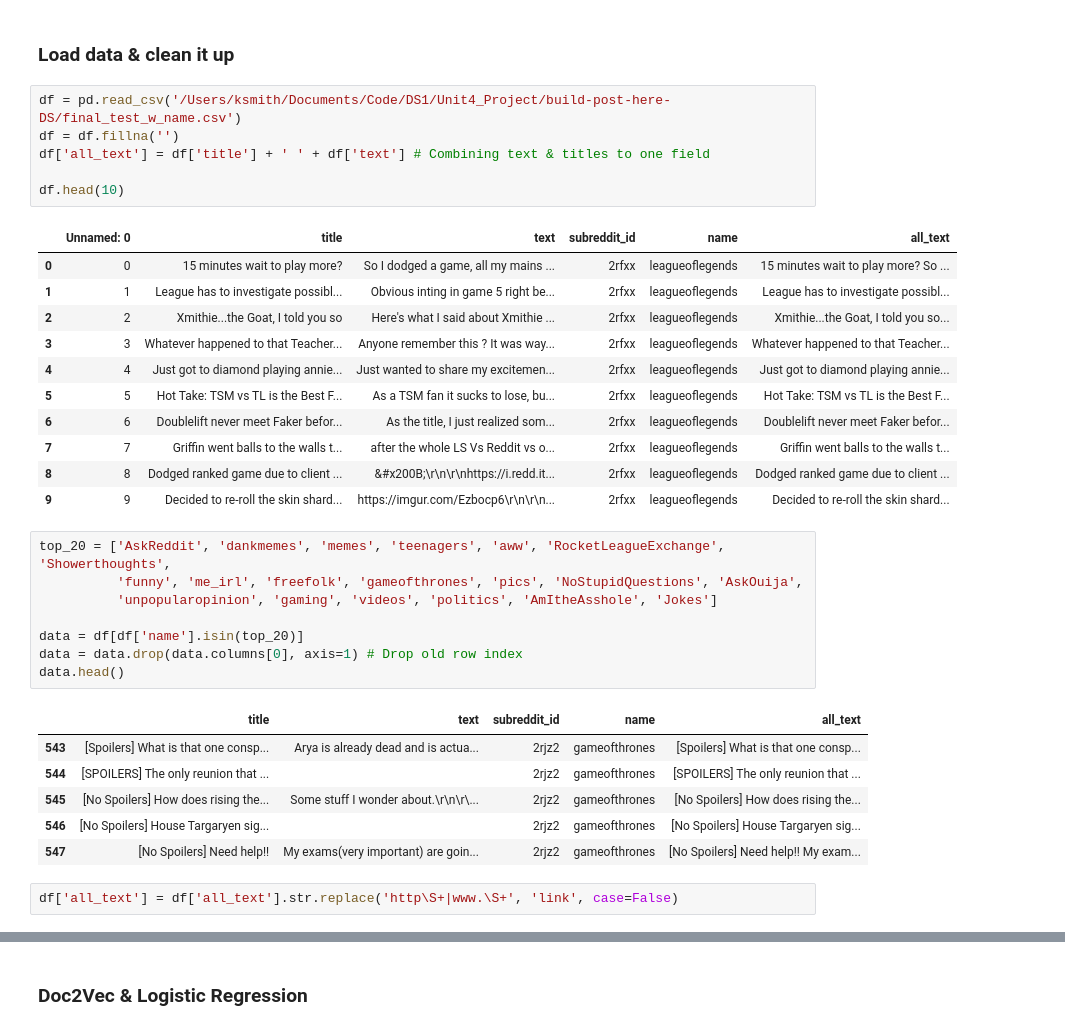
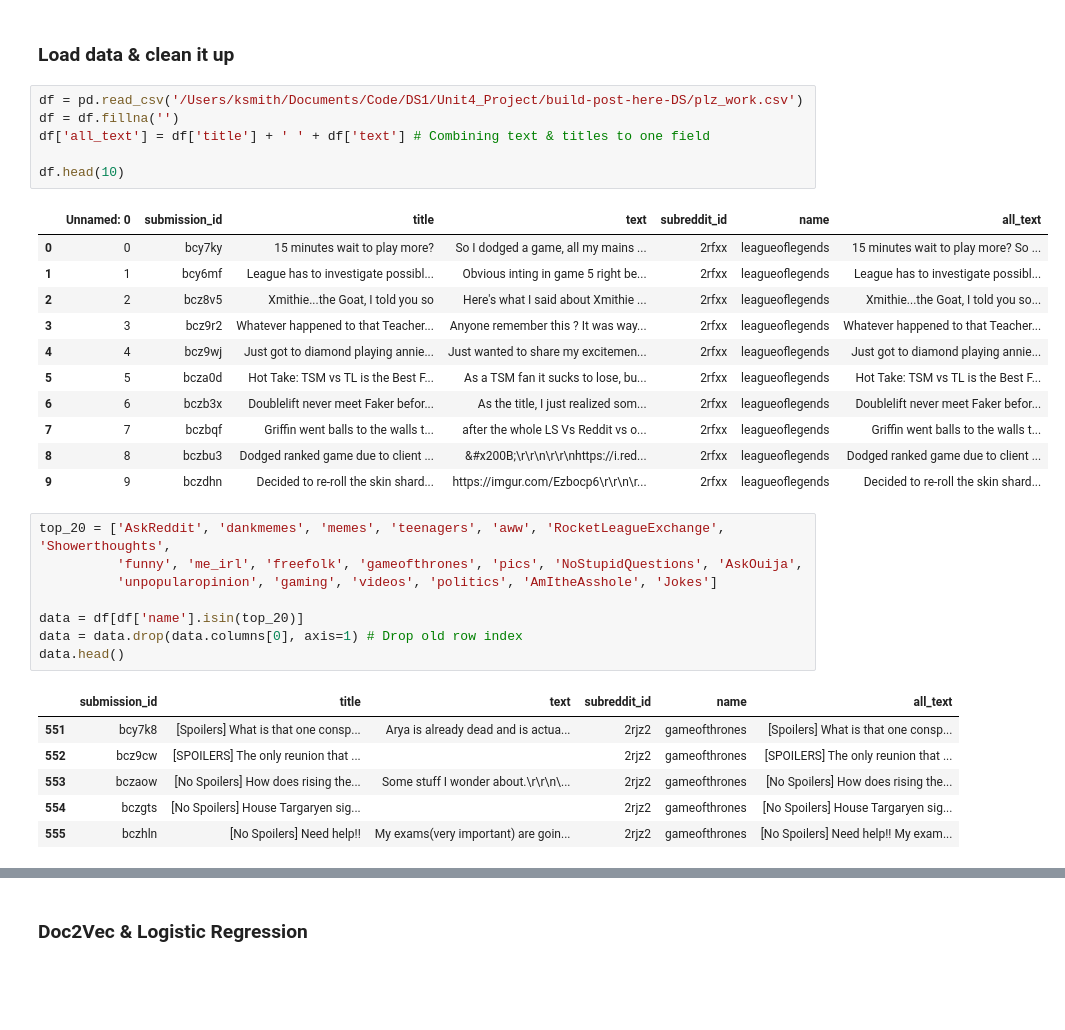
Before and after one commit to lambda-post-here/build-post-here-DS, a Jupyter notebook: KS_workingmodel.ipynb, the cells around one changed output, grey strips where cells are left out. Cells and saved outputs as stored; diff of their text form; blank space fills up the shorter version.

```diff
--- a/KS_workingmodel.ipynb
+++ b/KS_workingmodel.ipynb
@@ -19,23 +19,23 @@ import re
 # %% [markdown]
 ### Load data & clean it up
 # %%
-df = pd.read_csv('/Users/ksmith/Documents/Code/DS1/Unit4_Project/build-post-here-DS/final_test_w_name.csv')
+df = pd.read_csv('/Users/ksmith/Documents/Code/DS1/Unit4_Project/build-post-here-DS/plz_work.csv')
 df = df.fillna('')
 df['all_text'] = df['title'] + ' ' + df['text'] # Combining text & titles to one field
 
 df.head(10)
 # %% [output]
-|  | Unnamed: 0 | title | text | subreddit_id | name | all_text |
-| 0 | 0 | 15 minutes wait to play more? | So I dodged a game, all my mains ... | 2rfxx | leagueoflegends | 15 minutes wait to play more? So ... |
-| 1 | 1 | League has to investigate possibl... | Obvious inting in game 5 right be... | 2rfxx | leagueoflegends | League has to investigate possibl... |
-| 2 | 2 | Xmithie...the Goat, I told you so | Here's what I said about Xmithie ... | 2rfxx | leagueoflegends | Xmithie...the Goat, I told you so... |
-| 3 | 3 | Whatever happened to that Teacher... | Anyone remember this ? It was way... | 2rfxx | leagueoflegends | Whatever happened to that Teacher... |
-| 4 | 4 | Just got to diamond playing annie... | Just wanted to share my excitemen... | 2rfxx | leagueoflegends | Just got to diamond playing annie... |
-| 5 | 5 | Hot Take: TSM vs TL is the Best F... | As a TSM fan it sucks to lose, bu... | 2rfxx | leagueoflegends | Hot Take: TSM vs TL is the Best F... |
-| 6 | 6 | Doublelift never meet Faker befor... | As the title, I just realized som... | 2rfxx | leagueoflegends | Doublelift never meet Faker befor... |
-| 7 | 7 | Griffin went balls to the walls t... | after the whole LS Vs Reddit vs o... | 2rfxx | leagueoflegends | Griffin went balls to the walls t... |
-| 8 | 8 | Dodged ranked game due to client ... | &#x200B;\r\n\r\nhttps://i.redd.it... | 2rfxx | leagueoflegends | Dodged ranked game due to client ... |
-| 9 | 9 | Decided to re-roll the skin shard... | https://imgur.com/Ezbocp6\r\n\r\n... | 2rfxx | leagueoflegends | Decided to re-roll the skin shard... |
+|  | Unnamed: 0 | submission_id | title | text | subreddit_id | name | all_text |
+| 0 | 0 | bcy7ky | 15 minutes wait to play more? | So I dodged a game, all my mains ... | 2rfxx | leagueoflegends | 15 minutes wait to play more? So ... |
+| 1 | 1 | bcy6mf | League has to investigate possibl... | Obvious inting in game 5 right be... | 2rfxx | leagueoflegends | League has to investigate possibl... |
+| 2 | 2 | bcz8v5 | Xmithie...the Goat, I told you so | Here's what I said about Xmithie ... | 2rfxx | leagueoflegends | Xmithie...the Goat, I told you so... |
+| 3 | 3 | bcz9r2 | Whatever happened to that Teacher... | Anyone remember this ? It was way... | 2rfxx | leagueoflegends | Whatever happened to that Teacher... |
+| 4 | 4 | bcz9wj | Just got to diamond playing annie... | Just wanted to share my excitemen... | 2rfxx | leagueoflegends | Just got to diamond playing annie... |
+| 5 | 5 | bcza0d | Hot Take: TSM vs TL is the Best F... | As a TSM fan it sucks to lose, bu... | 2rfxx | leagueoflegends | Hot Take: TSM vs TL is the Best F... |
+| 6 | 6 | bczb3x | Doublelift never meet Faker befor... | As the title, I just realized som... | 2rfxx | leagueoflegends | Doublelift never meet Faker befor... |
+| 7 | 7 | bczbqf | Griffin went balls to the walls t... | after the whole LS Vs Reddit vs o... | 2rfxx | leagueoflegends | Griffin went balls to the walls t... |
+| 8 | 8 | bczbu3 | Dodged ranked game due to client ... | &#x200B;\r\r\n\r\r\nhttps://i.red... | 2rfxx | leagueoflegends | Dodged ranked game due to client ... |
+| 9 | 9 | bczdhn | Decided to re-roll the skin shard... | https://imgur.com/Ezbocp6\r\r\n\r... | 2rfxx | leagueoflegends | Decided to re-roll the skin shard... |
 # %%
 top_20 = ['AskReddit', 'dankmemes', 'memes', 'teenagers', 'aww', 'RocketLeagueExchange', 'Showerthoughts',
           'funny', 'me_irl', 'freefolk', 'gameofthrones', 'pics', 'NoStupidQuestions', 'AskOuija',
@@ -45,11 +45,9 @@ data = df[df['name'].isin(top_20)]
 data = data.drop(data.columns[0], axis=1) # Drop old row index
 data.head()
 # %% [output]
-|  | title | text | subreddit_id | name | all_text |
-| 543 | [Spoilers] What is that one consp... | Arya is already dead and is actua... | 2rjz2 | gameofthrones | [Spoilers] What is that one consp... |
-| 544 | [SPOILERS] The only reunion that ... |  | 2rjz2 | gameofthrones | [SPOILERS] The only reunion that ... |
-| 545 | [No Spoilers] How does rising the... | Some stuff I wonder about.\r\n\r\... | 2rjz2 | gameofthrones | [No Spoilers] How does rising the... |
-| 546 | [No Spoilers] House Targaryen sig... |  | 2rjz2 | gameofthrones | [No Spoilers] House Targaryen sig... |
-| 547 | [No Spoilers] Need help!! | My exams(very important) are goin... | 2rjz2 | gameofthrones | [No Spoilers] Need help!! My exam... |
+|  | submission_id | title | text | subreddit_id | name | all_text |
+| 551 | bcy7k8 | [Spoilers] What is that one consp... | Arya is already dead and is actua... | 2rjz2 | gameofthrones | [Spoilers] What is that one consp... |
+| 552 | bcz9cw | [SPOILERS] The only reunion that ... |  | 2rjz2 | gameofthrones | [SPOILERS] The only reunion that ... |
+| 553 | bczaow | [No Spoilers] How does rising the... | Some stuff I wonder about.\r\r\n\... | 2rjz2 | gameofthrones | [No Spoilers] How does rising the... |
+| 554 | bczgts | [No Spoilers] House Targaryen sig... |  | 2rjz2 | gameofthrones | [No Spoilers] House Targaryen sig... |
+| 555 | bczhln | [No Spoilers] Need help!! | My exams(very important) are goin... | 2rjz2 | gameofthrones | [No Spoilers] Need help!! My exam... |
-# %%
-df['all_text'] = df['all_text'].str.replace('http\S+|www.\S+', 'link', case=False)
```
Also changed, not shown: parts of 13 cells of this notebook.
